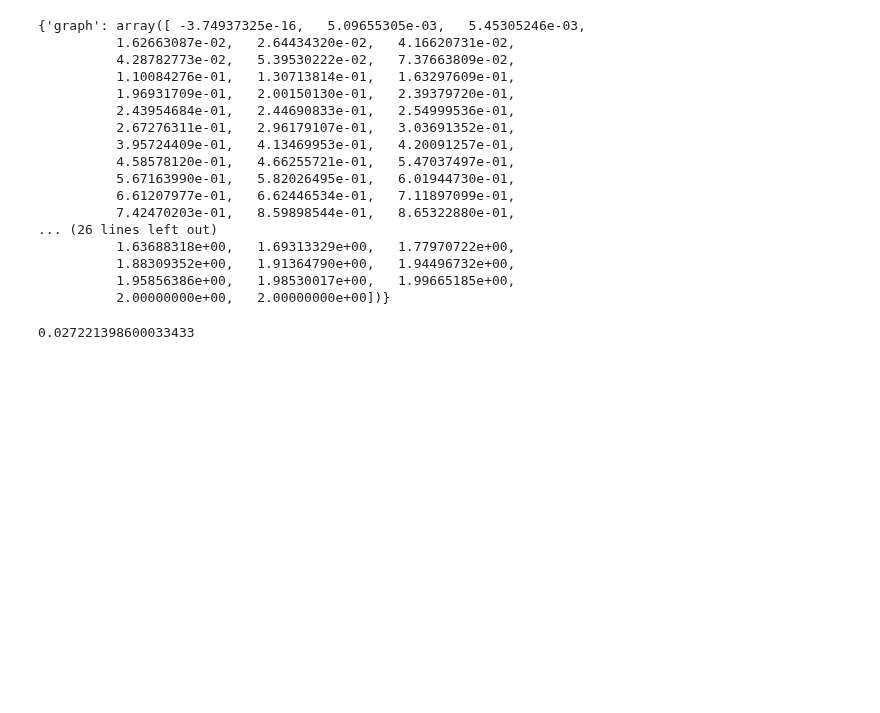
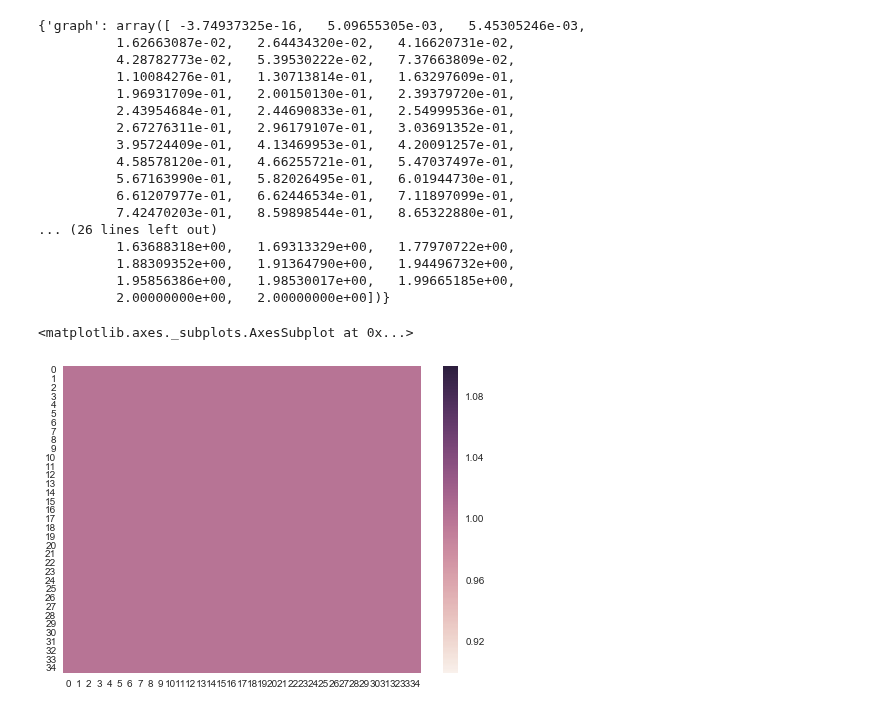
Before and after one commit to ryneches/SuchTree, a Jupyter notebook: example_3.ipynb, the cells around one changed output. Saved outputs shown, nothing was run; the diff lists cells and outputs as text; code cells hidden in the pictures; blank space fills up the shorter version.

```diff
--- a/example_3.ipynb
+++ b/example_3.ipynb
@@ -799,7 +799,8 @@ eigenvals1
           1.88309352e+00,   1.91364790e+00,   1.94496732e+00,
           1.95856386e+00,   1.98530017e+00,   1.99665185e+00,
           2.00000000e+00,   2.00000000e+00])}
-# %%
-spectra[0]
-# %% [output]
-0.027221398600033433
+# %%
+host
+# %% [output]
+<matplotlib.axes._subplots.AxesSubplot at 0x...>
+[figure, added]
```
Also changed, not shown: parts of 2 cells of this notebook, 1 other file.
